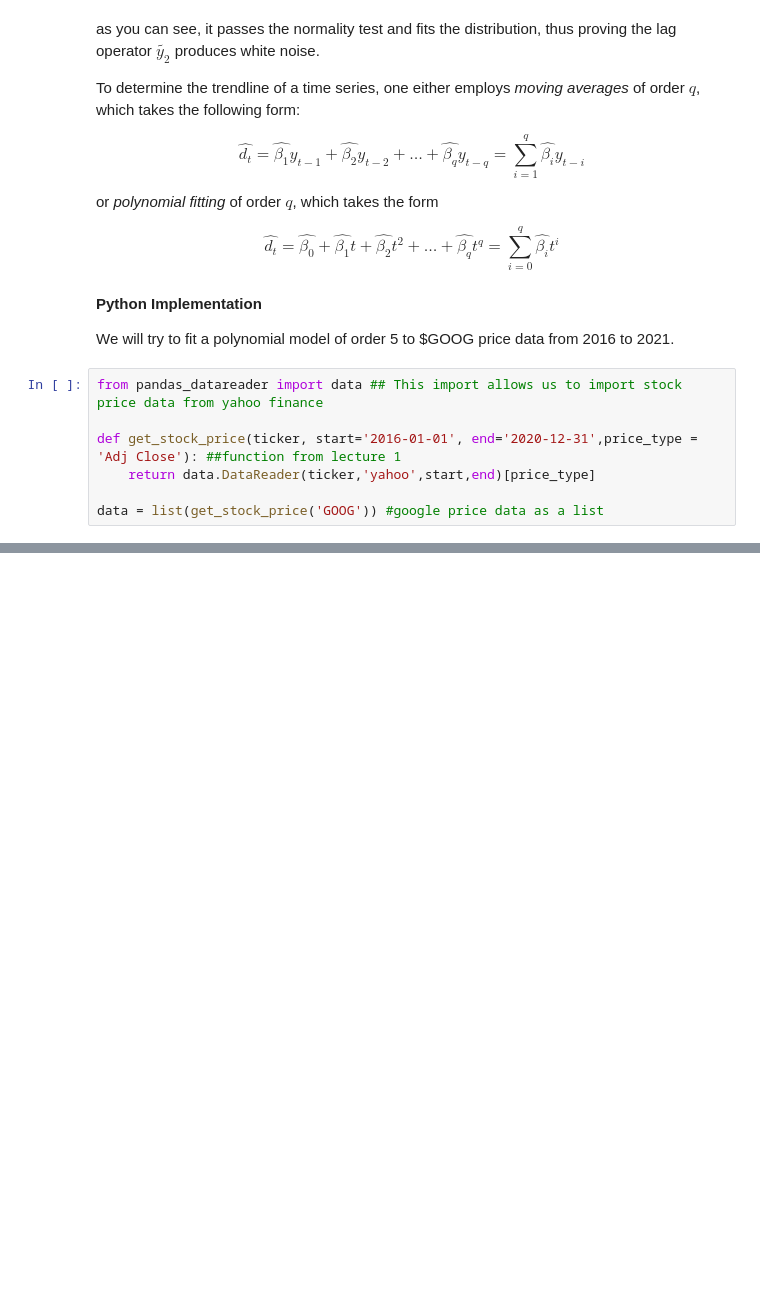
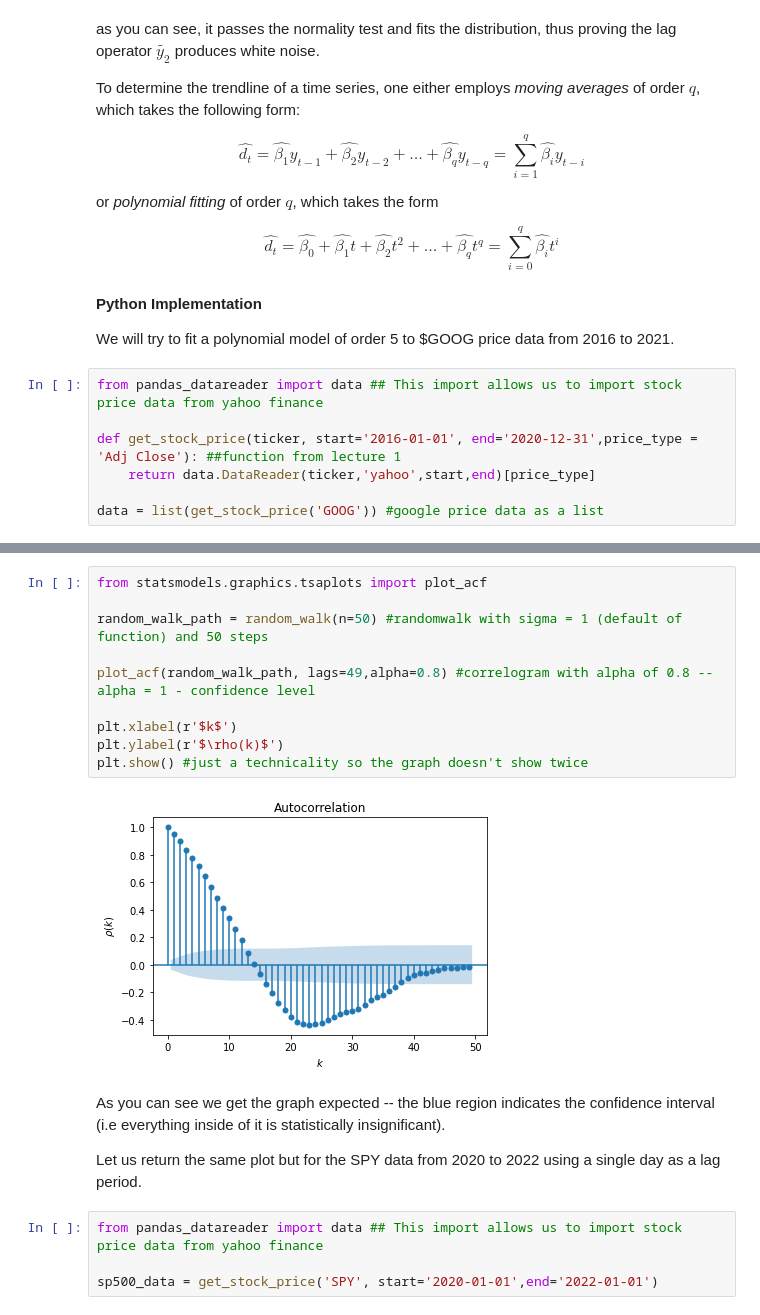
Before and after one commit to theheavygluon/Risk-Management-Course, a Jupyter notebook: Lecture 4 - Time Series Analysis.ipynb, the cells around one changed output, grey strips where cells are left out. Drawn from its saved outputs; the diff is of its cells as text; blank space fills up the shorter version.

```diff
--- a/Lecture 4 - Time Series Analysis.ipynb
+++ b/Lecture 4 - Time Series Analysis.ipynb
@@ -237,0 +251,20 @@ In other words, $\gamma(t,t)$ clearly depends on $t$ for the random walk, render
+# %%
+from statsmodels.graphics.tsaplots import plot_acf
+
+random_walk_path = random_walk(n=50) #randomwalk with sigma = 1 (default of function) and 50 steps
+
+plot_acf(random_walk_path, lags=49,alpha=0.8) #correlogram with alpha of 0.8 -- alpha = 1 - confidence level
+
+plt.xlabel(r'$k$')
+plt.ylabel(r'$\rho(k)$')
+plt.show() #just a technicality so the graph doesn't show twice
+# %% [output]
+[figure, added]
+# %% [markdown]
+As you can see we get the graph expected -- the blue region indicates the confidence interval (i.e everything inside of it is statistically insignificant).
+
+Let us return the same plot but for the SPY data from 2020 to 2022 using a single day as a lag period.
+# %%
+from pandas_datareader import data ## This import allows us to import stock price data from yahoo finance
+
+sp500_data = get_stock_price('SPY', start='2020-01-01',end='2022-01-01')
```
Also changed, not shown: parts of 20 cells of this notebook.
